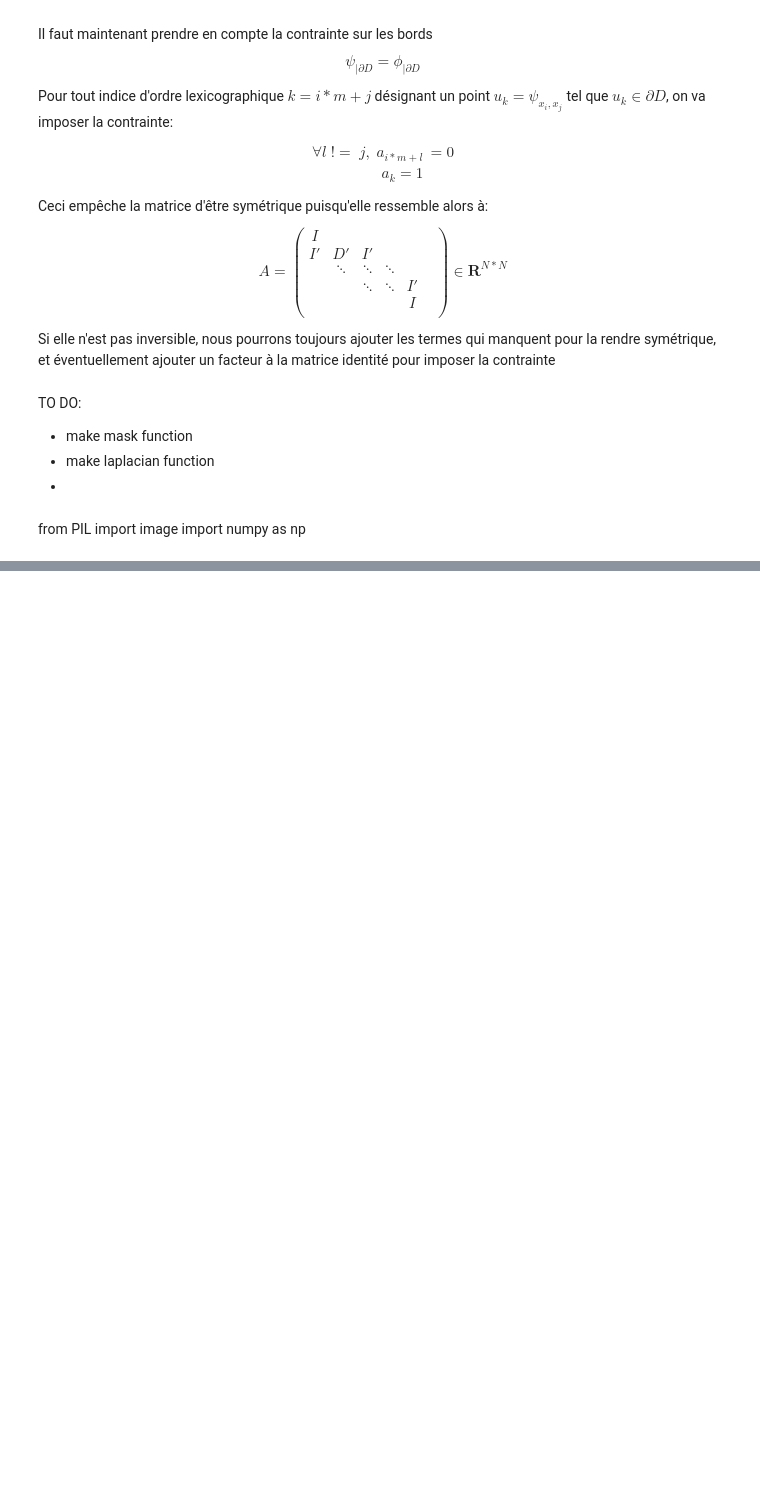
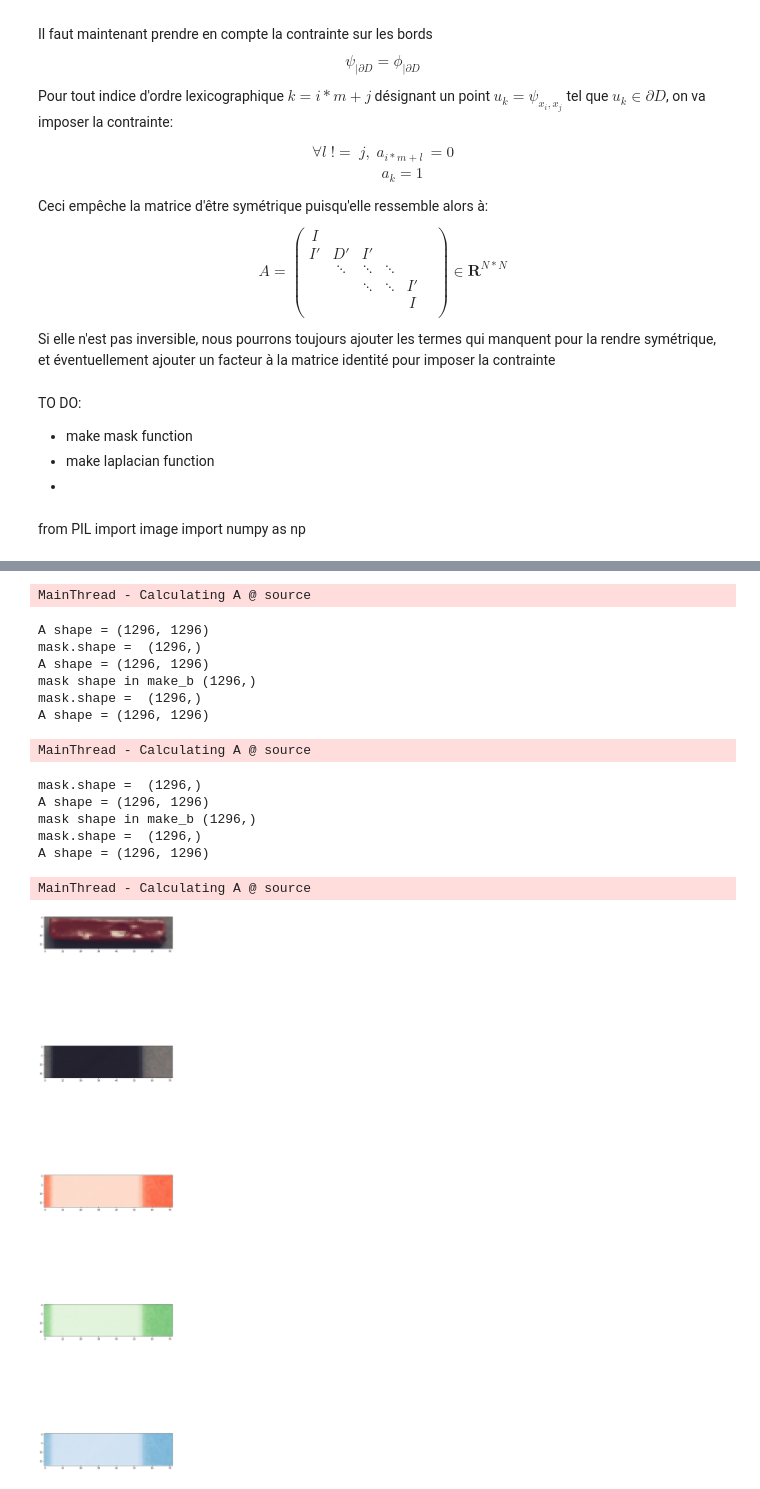
Before and after one commit to trenaudie/Poisson-Image-Editing, a Jupyter notebook: poisson-image.ipynb, the cells around one changed output, grey strips where cells are left out. Cells and saved outputs as stored; diff of their text form; code cells hidden in the pictures; blank space fills up the shorter version.

Commit message:
poisson-tkinter

```diff
--- a/poisson-image.ipynb
+++ b/poisson-image.ipynb
@@ -249,0 +322,65 @@ def make_b(m,n,source, target):
+# %%
+
+
+
+
+def solve_tk():
+   """source = Image.open("images/objects.jpeg")
+   source_y,source_x = 1400,1600
+   source_width, source_height = 50,200
+   source = source.crop((source_x,source_y,source_x+source_width, source_y+source_height)) """
+   source = Image.open('images/objects-final.jpeg').resize((550,350))
+   target = Image.open('images/objects-final.jpeg').resize((550,350))
+
+   source_pos,target_pos = tkinter_img(source,target) #[x1,y1,x2,y2], [x1,y1]
+   print(f"{source_pos, target_pos=}")
+   print(f"{source.size=}")
+   print(f"{source.size=}")
+   source = source.crop(source_pos)
+   source = np.asarray(source)
+   m,n = source.shape[:2]
+   source_dict = {'Reds':source[::,::,0], 'Greens' :source[::,::,1],'Blues': source[::,::,2] }
+   #make target rectangle of the same size as source
+   target_x,target_y =  target_pos #[x1,y1]
+   target = target.crop((target_x,target_y, target_x+n, target_y+m))
+   target=np.asarray(target)
+   target_dict = {'Reds':target[::,::,0], 'Greens' :target[::,::,1],'Blues': target[::,::,2] }
+
+   #testing with all three versions
+   fig, axes = plt.subplots(5, figsize = (10,50))
+   #the first two plots are source then target
+   axes[0].imshow(source)
+   axes[1].imshow(target)
+   final_arr = np.empty(shape = (m,n,3))
+   for i,c in enumerate(source_dict.keys()):
+      source = source_dict[c]
+      target = target_dict[c]
+      assert(source.ndim == 2)
+      source = source.flatten()
+      target = target.flatten()
+
+      A = lapAfinal(m,n)
+      b = make_b(m,n,source,target)
+      u = sc.linalg.spsolve(A,b)
+      u = u.reshape((m,n)).astype('uint8')
+      """u[u<0] = 0
+      u[u>255] = 255 """
+      axes[i+2].imshow(u, cmap = c, vmin = 0, vmax = 255)
+      final_arr[::,::,i] = u
+      final_arr = final_arr.astype('uint8')
+
+
+
+
+
+   final_img = Image.fromarray(final_arr)
+   target2 = Image.open("images/objects-final.jpeg").resize((550,350))
+   target2.paste(final_img,(target_x,target_y))
+   target2.show()
+
+
+
+   #merging them together
+
+solve_tk()
+# %% [output]
@@ -250 +394,16 @@ def make_b(m,n,source, target):
+MainThread - Calculating A @ source
+A shape = (1296, 1296)
+mask.shape =  (1296,)
+A shape = (1296, 1296)
+mask shape in make_b (1296,)
+mask.shape =  (1296,)
+A shape = (1296, 1296)
+MainThread - Calculating A @ source
+mask.shape =  (1296,)
+A shape = (1296, 1296)
+mask shape in make_b (1296,)
+mask.shape =  (1296,)
+A shape = (1296, 1296)
+MainThread - Calculating A @ source
+[figure, added]
 # %%
```
Also changed, not shown: parts of 4 cells of this notebook.
